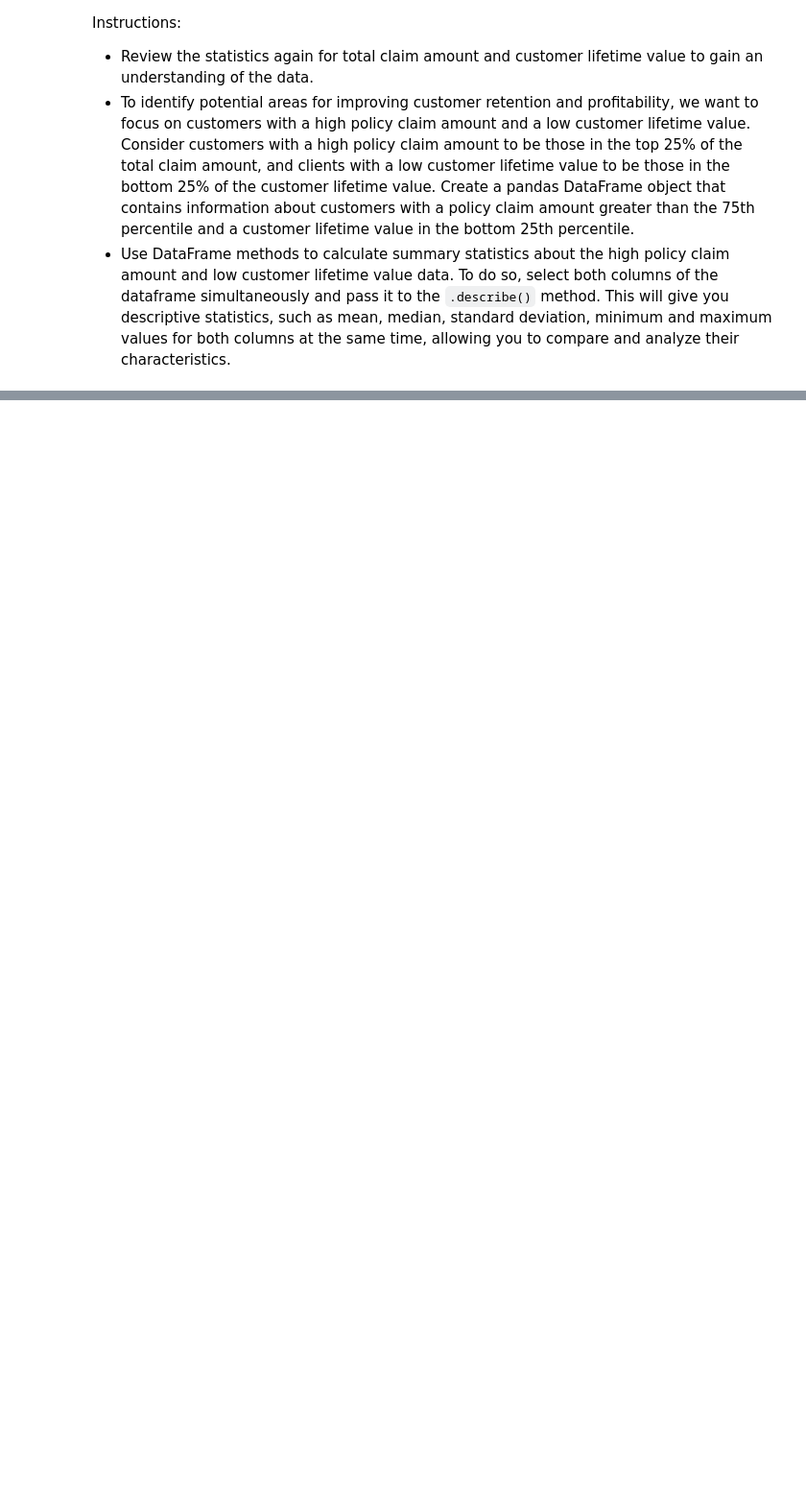
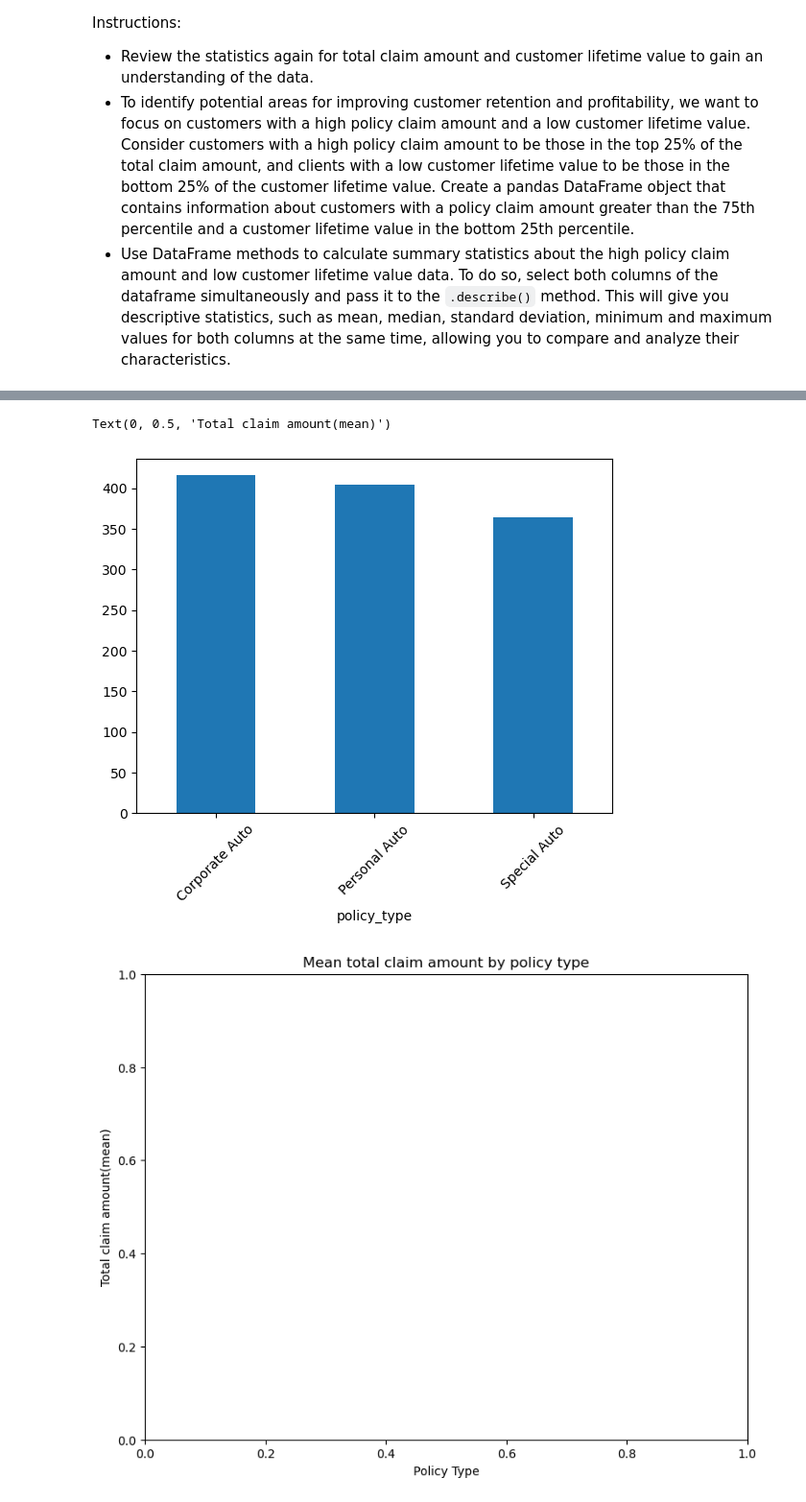
Before and after one commit to NURIAT83/lab-dw-data-cleaning-and-formatting, a Jupyter notebook: lab-dw-data-cleaning-and-formatting_SECOND_DRAFT.ipynb, the cells around one changed output, grey strips where cells are left out. Shown at 96% size. Saved outputs shown, nothing was run; the diff lists cells and outputs as text; code cells hidden in the pictures; blank space fills up the shorter version.

```diff
--- a/lab-dw-data-cleaning-and-formatting_SECOND_DRAFT.ipynb
+++ b/lab-dw-data-cleaning-and-formatting_SECOND_DRAFT.ipynb
@@ -316,0 +414,17 @@ Instructions:
+# %%
+#Show a plot of Total Claim Amount by policy type.
+#Use mean values because there are to many values
+#Note: mainteining size chart (9:7)
+TotalCA_df = insurance_customers_df.groupby(['policy_type'])['total_claim_amount'].mean()
+ax = TotalCA_df.plot.bar(x='policy_type', y='total_claim_amount(mean values)', rot=45)
+plt.figure(figsize=(9, 7))
+plt.title('Mean total claim amount by policy type')
+plt.xlabel('Policy Type')
+plt.ylabel('Total claim amount(mean)')
+#Observation 1: The isn't a drastic difference btw policy types
+#Observation 2: We are missing the 'luxury' category, that has been drop because it had to many missing values
+#Thoughts : it would be intersting to explore the luxury category alone, also i might be intersting to break down this graph by state
+# %% [output]
+Text(0, 0.5, 'Total claim amount(mean)')
+[figure, added]
+[figure, added]
```
Also changed, not shown: parts of 32 cells of this notebook.
